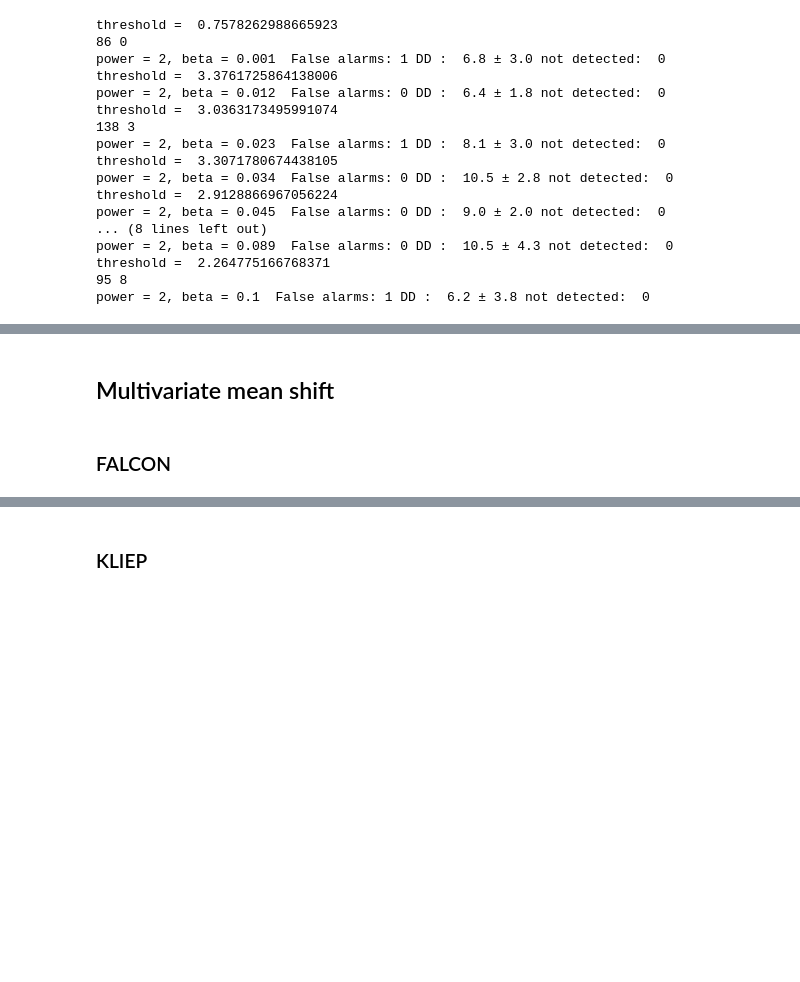
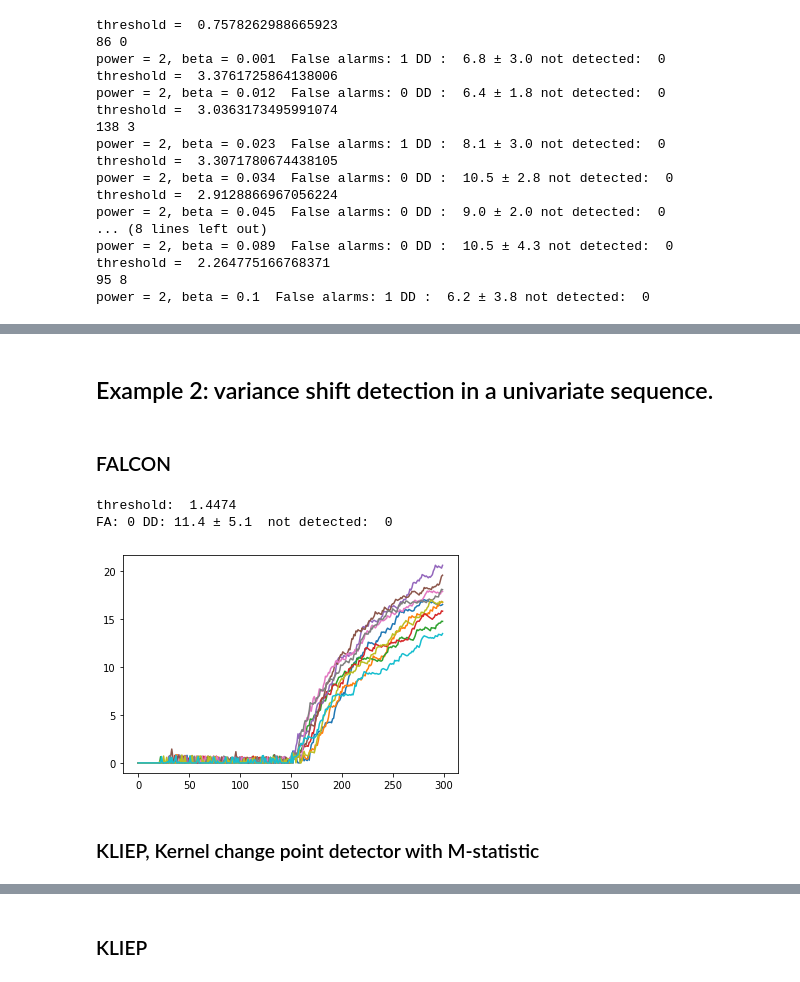
Before and after one commit to lipperr/score_based_change_point_detection, a Jupyter notebook: synthetic_falcon-kliep-mstat.ipynb, the cells around one changed output, grey strips where cells are left out. Saved outputs shown, nothing was run; the diff lists cells and outputs as text; code cells hidden in the pictures; blank space fills up the shorter version.

```diff
--- a/synthetic_falcon-kliep-mstat.ipynb
+++ b/synthetic_falcon-kliep-mstat.ipynb
@@ -54,22 +54,30 @@ def compute_delays_false_alarms(runs, S_list, threshold, tau):
 # %%
-# kliep, m-stat, cusum
+np.random.seed(1)
 
-np.random.seed(1)
+# number of observations
 n = 300
+# true change point
 tau = 150
+
+# standard deviation
 sigma = 0.2
+
+# expectation after the change point
 mu = 2 * sigma
+
 runs = 10
-
-
+# initialization
 S_kliep_list = []
 S_mmd_list = []
 S_cusum_list = []
 
-for item in range(10):
+
+for item in range(runs):
+    # generate time series
     X = sigma * randn(size=n)
     X[tau:] += mu
 
+    # run the algorithms
     S_kliep, _ = compute_test_stat_kliep(X, window_size=20, sigma=0.33)
     S_mmd, _ = compute_test_stat_mmd(X, window_size=20, sigma=1)
     S_cusum, _ = compute_cusum(X)
@@ -78,6 +86,7 @@ for item in range(10):
     S_mmd_list.append(S_mmd)
     S_cusum_list.append(S_cusum)
 
+# compute the average delays and the number of false alarms
 threshold_kliep = 7.6216
 fa_kliep, DD_kliep, std_DD_kliep, not_detected = compute_delays_false_alarms(runs, S_kliep_list, threshold_kliep, tau)
 print('KLIEP. False alarms:', fa_kliep)
@@ -305,4 +214,51 @@ M-statistic 20.2 ± 14.4 nd:  0
-# %% [markdown]
-## Multivariate mean shift
+# %% [markdown]
+## Example 2: variance shift detection in a univariate sequence.
 # %% [markdown]
 ### FALCON
+# %%
+np.random.seed(1)
+
+runs = 10
+# number of observations
+n = 300
+
+# true change point
+tau = 150
+
+# standard deviations pre- and post-change
+sigma1 = 0.1
+sigma2 = 0.3
+
+# hyperparameters
+p = 3
+b = 0.001
+
+# initialization
+S_hermite_list = []
+
+
+for item in range(runs):
+    # generate data
+    X = randn(size=n)
+    X[:tau] *= sigma1
+    X[tau:] *= sigma2
+
+    # run the algorithm and compute the test statistic
+    S_hermite, _ = compute_test_stat_ftal(X, p, beta=b, design='hermite')
+    S_hermite_list.append(S_hermite)
+
+threshold = 1.4474
+
+# compute the average delays and the number of false alarms
+fa_herm, DD_herm, std_DD_herm, not_detected = compute_delays_false_alarms(runs, S_hermite_list, threshold, tau)
+print('threshold: ', threshold)
+print('FA:', fa_herm, 'DD:', DD_herm, '±', std_DD_herm, ' not detected: ', not_detected)
+
+plt.plot(np.array(S_hermite_list).T)
+plt.show()
+# %% [output]
+threshold:  1.4474
+FA: 0 DD: 11.4 ± 5.1  not detected:  0
+[figure, added]
+# %% [markdown]
+### KLIEP, Kernel change point detector with M-statistic
```
Also changed, not shown: parts of 30 cells of this notebook, 5 other files.
